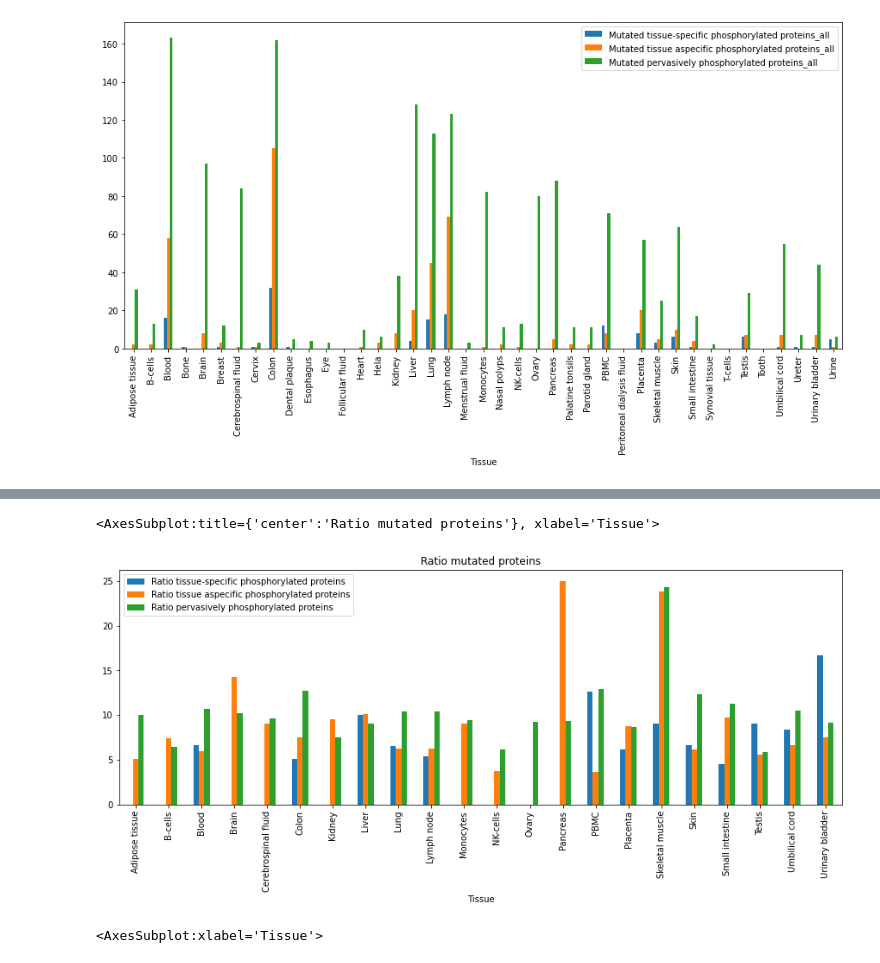
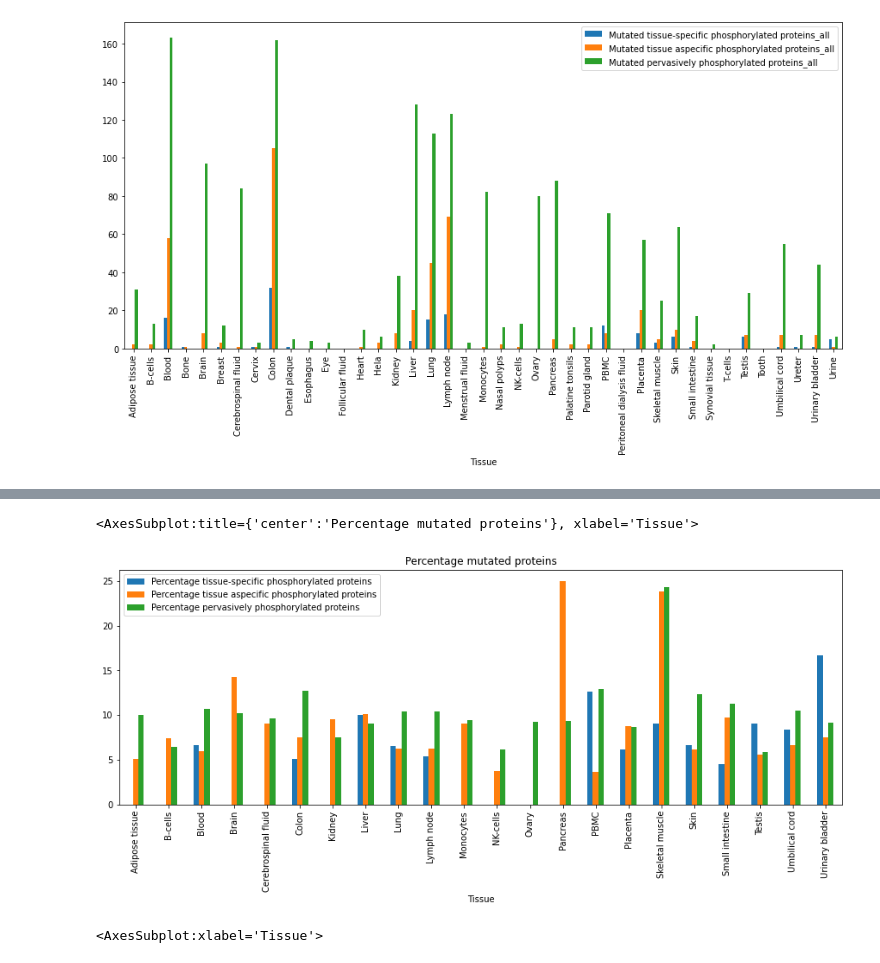
Before and after one commit to Hanne-Devos/Master_thesis, a Jupyter notebook: WP2/WP2 mutational analysis.ipynb, the cells around one changed output, grey strips where cells are left out. Saved outputs shown, nothing was run; the diff lists cells and outputs as text; code cells hidden in the pictures.

```diff
--- a/WP2/WP2 mutational analysis.ipynb
+++ b/WP2/WP2 mutational analysis.ipynb
@@ -443,18 +443,18 @@ prot_three_cat.head()
 | 4 | Brain | 19 | 56 | 951 | 1026 |
 # %%
 mut_prot_tissue_ratio = prot_three_cat.copy()
-mut_prot_tissue_ratio["Ratio tissue-specific phosphorylated proteins"] = mut_prot_tissue["Mutated tissue-specific phosphorylated proteins_all"]*100/mut_prot_tissue_ratio["number of tissue-specific proteins"]
-mut_prot_tissue_ratio["Ratio tissue aspecific phosphorylated proteins"] = mut_prot_tissue["Mutated tissue aspecific phosphorylated proteins_all"]*100/mut_prot_tissue_ratio["number of non tissue-specific proteins"]
-mut_prot_tissue_ratio["Ratio pervasively phosphorylated proteins"] = mut_prot_tissue["Mutated pervasively phosphorylated proteins_all"]*100/mut_prot_tissue_ratio["number of generally expressed proteins"]
+mut_prot_tissue_ratio["Percentage tissue-specific phosphorylated proteins"] = mut_prot_tissue["Mutated tissue-specific phosphorylated proteins_all"]*100/mut_prot_tissue_ratio["number of tissue-specific proteins"]
+mut_prot_tissue_ratio["Percentage tissue aspecific phosphorylated proteins"] = mut_prot_tissue["Mutated tissue aspecific phosphorylated proteins_all"]*100/mut_prot_tissue_ratio["number of non tissue-specific proteins"]
+mut_prot_tissue_ratio["Percentage pervasively phosphorylated proteins"] = mut_prot_tissue["Mutated pervasively phosphorylated proteins_all"]*100/mut_prot_tissue_ratio["number of generally expressed proteins"]
 mut_prot_tissue_ratio[((mut_prot_tissue_ratio["number of tissue-specific proteins"]>=100)|
                      (mut_prot_tissue_ratio["number of non tissue-specific proteins"]>=100)|
-                     (mut_prot_tissue_ratio["number of generally expressed proteins"]>=100))][["Tissue", "Ratio tissue-specific phosphorylated proteins",
-                                                                                          "Ratio tissue aspecific phosphorylated proteins",
-                                                                                          "Ratio pervasively phosphorylated proteins"]].plot(kind="bar", figsize=(15,5), x="Tissue", title="Ratio mutated proteins")
+                     (mut_prot_tissue_ratio["number of generally expressed proteins"]>=100))][["Tissue", "Percentage tissue-specific phosphorylated proteins",
+                                                                                          "Percentage tissue aspecific phosphorylated proteins",
+                                                                                          "Percentage pervasively phosphorylated proteins"]].plot(kind="bar", figsize=(15,5), x="Tissue", title="Percentage mutated proteins")
 #plt.savefig("Humsavar_ratio_all_mutated_proteins.png", format="png", bbox_inches="tight")
 # %% [output]
-<AxesSubplot:title={'center':'Ratio mutated proteins'}, xlabel='Tissue'>
+<AxesSubplot:title={'center':'Percentage mutated proteins'}, xlabel='Tissue'>
-[figure, old version]
+[figure, new version]
 # %%
 mut_prot_tissue_path = pd.DataFrame({"Tissue": list_tissues_STY})
 list_tspec = []
```
Also changed, not shown: parts of 95 cells of this notebook.
